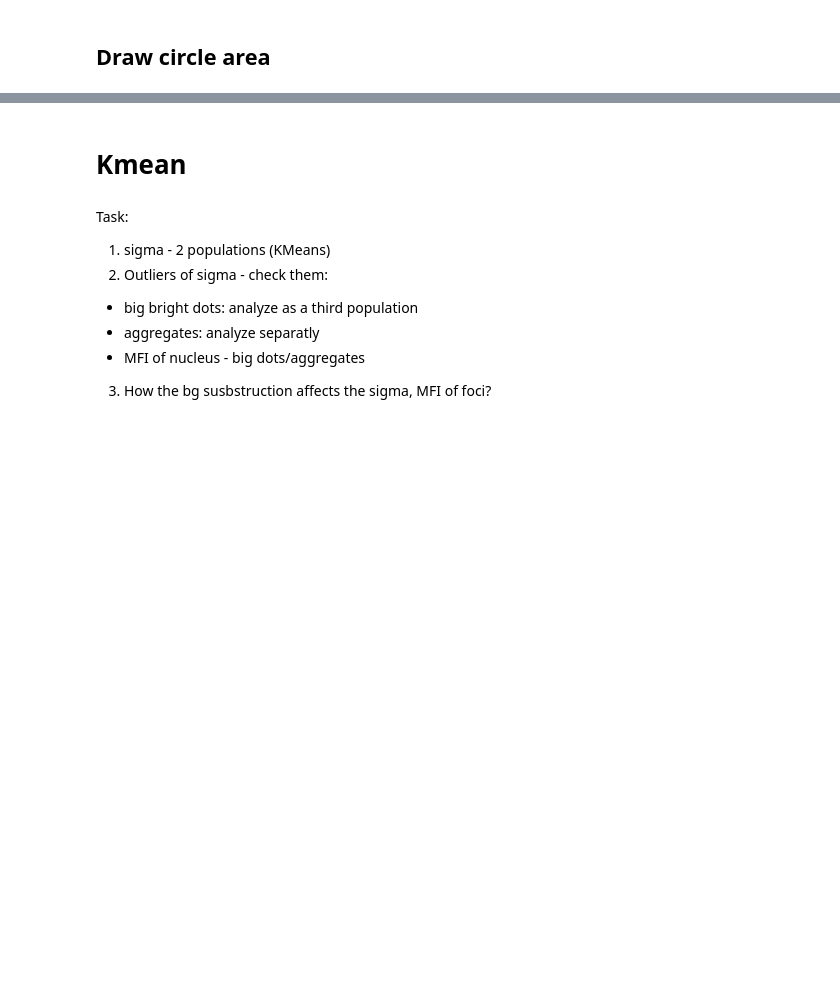
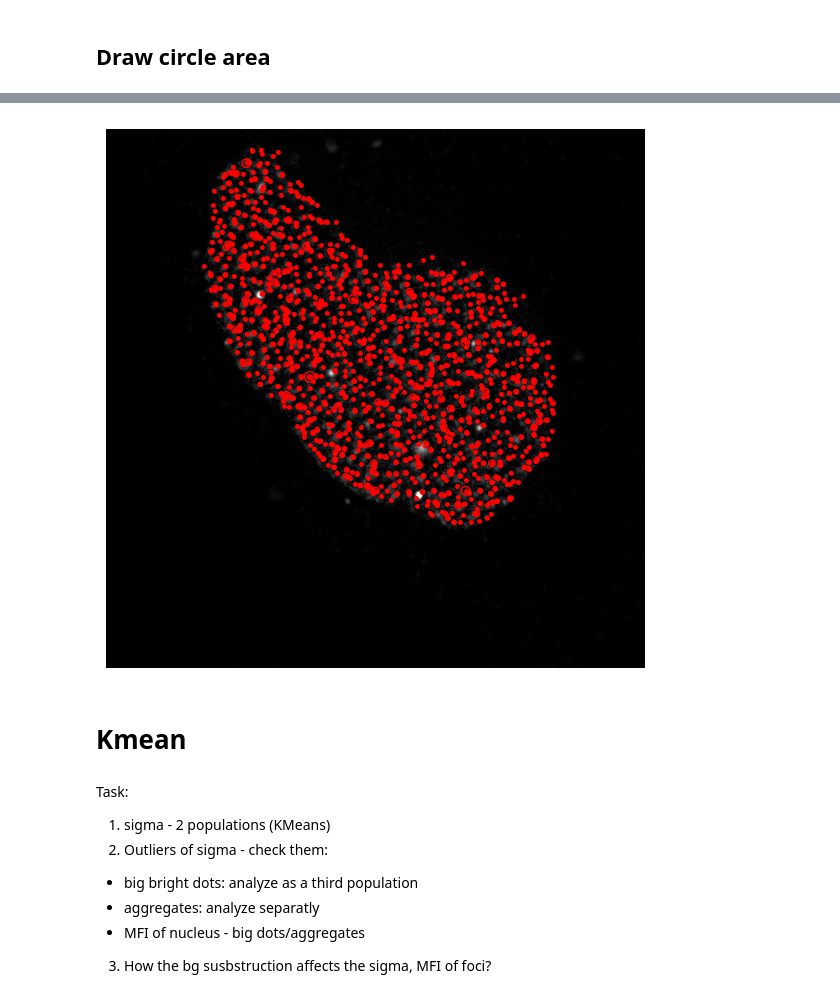
Before and after one commit to Lopatushka/LLPS, a Jupyter notebook: Kmean.ipynb, the cells around one changed output, grey strips where cells are left out. Drawn from its saved outputs; the diff is of its cells as text; code cells hidden in the pictures; blank space fills up the shorter version.

```diff
--- a/Kmean.ipynb
+++ b/Kmean.ipynb
@@ -254,0 +215,2 @@ df.head()
+# %%
+df = pd.read_csv("./examples/run/C2_MP_U2OS_fixed_20nMJF549_ORC1_MGS1.nd2_(series_01)_0199-0257.csv")
@@ -254,0 +233,17 @@ df.head()
+# %%
+px_size_ts_x = 11.6
+px_size_ts_y = 11.6
+
+px_size_x = 57.5
+px_size_y = 58.7
+
+sx = px_size_ts_x/px_size_x
+sy = px_size_ts_y/px_size_y
+ssigma = np.mean([px_size_ts_x, px_size_ts_y]) / np.mean([px_size_x, px_size_y])
+
+
+df["x_px"] = sx*df["x_nm"] / px_size_ts_x
+df["y_px"] = sy*df["y_nm"] / px_size_ts_y
+
+# For sigma (use average pixel size)
+df["sigma_px"] = ssigma*df["sigma_nm"] / np.mean([px_size_ts_x, px_size_ts_y])
@@ -254,0 +320,12 @@ df.head()
+# %%
+res = compute_mean_intensity_from_localizations(
+        image_path = "./examples/C2_MP_U2OS_fixed_20nMJF549_ORC1_MGS1.nd2_(series_01).tif",
+        df = df,
+        px_size_ts_x = 11.6,
+        px_size_ts_y = 11.6,
+        px_size_x = 57.5,
+        px_size_y = 58.7,
+        x_col="x [nm]",
+        y_col="y [nm]",
+        sigma_col="sigma [nm]"
+    )
@@ -255,12 +366,14 @@ df.head()
 # %%
 fig, ax = plt.subplots(figsize=(7, 7))
 ax.imshow(gray, cmap="gray")
 
-for x_px, y_px, r_px in zip(df["x_px"], df["y_px"], df["sigma_px"]):
+for x_px, y_px, r_px in zip(res["x_px"], res["y_px"], res["sigma_px"]):
     # circle outline
     ax.add_patch(Circle((x_px, y_px), r_px, fill=False, edgecolor="red", linewidth=1))
     # center dot
     ax.scatter(x_px, y_px, c="red", s=6)
 
 ax.axis("off")
 plt.show()
+# %% [output]
+[figure, added]
```
Also changed, not shown: parts of 22 cells of this notebook.
